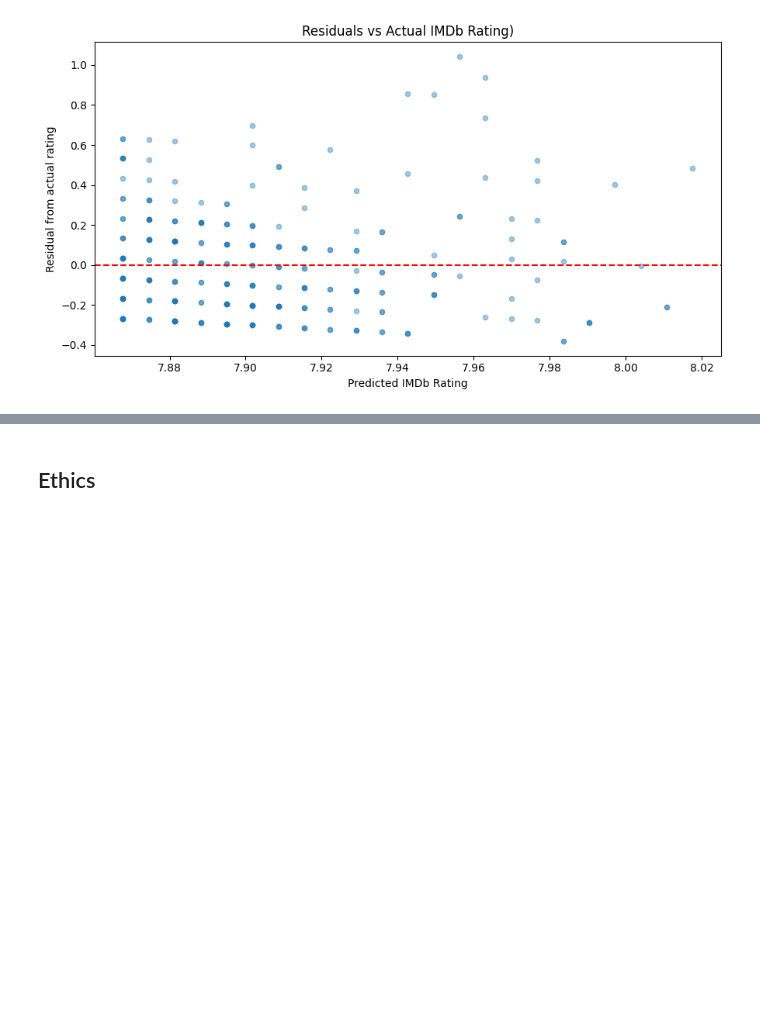
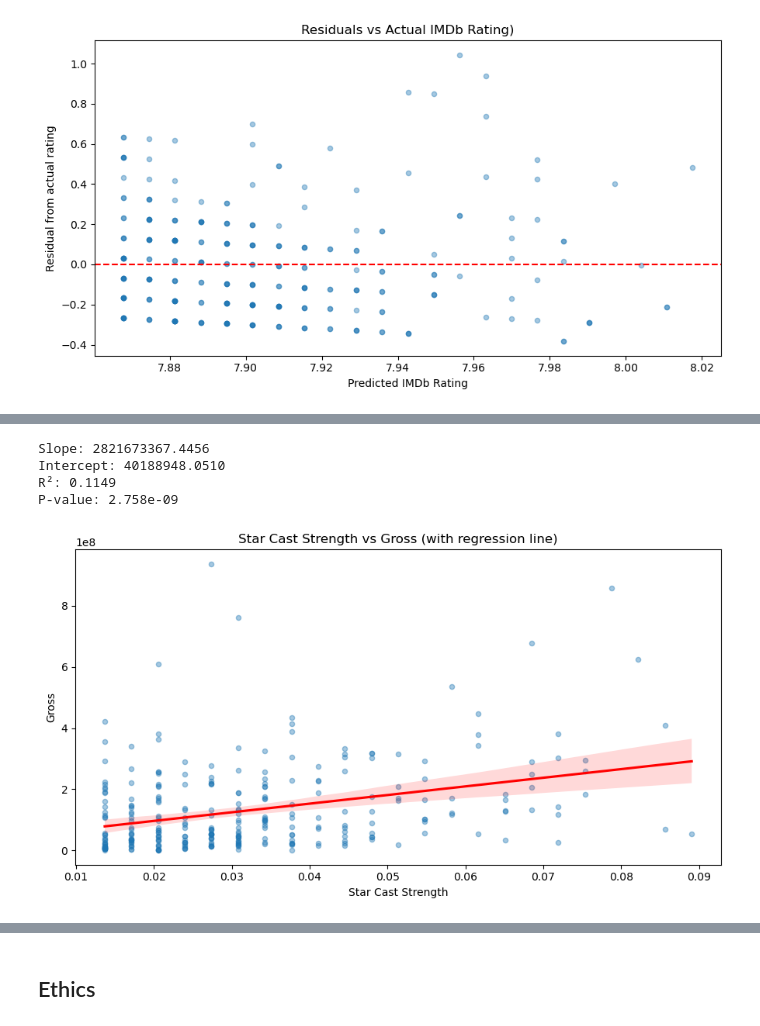
Before and after one commit to COGS108/Group138_WI26, a Jupyter notebook: 03-FinalProject.ipynb, the cells around one changed output, grey strips where cells are left out. Cells and saved outputs as stored; diff of their text form; code cells hidden in the pictures; blank space fills up the shorter version.

Commit message:
added star cast strength vs gross

```diff
--- a/03-FinalProject.ipynb
+++ b/03-FinalProject.ipynb
@@ -479,0 +484,35 @@ plt.show()
+# %%
+from scipy import stats
+import matplotlib.pyplot as plt
+import seaborn as sns
+import numpy as np
+
+reg_df = df[['Gross', 'Star_Cast_Strength', 'Released_Year', 'Genre']].dropna().copy()
+reg_df['Released_Year'] = pd.to_numeric(reg_df['Released_Year'], errors='coerce')
+reg_df = reg_df.dropna()
+
+slope, intercept, r_value, p_value, std_err = stats.linregress(
+    reg_df['Star_Cast_Strength'], reg_df['Gross']
+)
+
+print(f"Slope: {slope:.4f}")
+print(f"Intercept: {intercept:.4f}")
+print(f"R²: {r_value**2:.4f}")
+print(f"P-value: {p_value:.4g}")
+# %% [output]
+Slope: 2821673367.4456
+Intercept: 40188948.0510
+R²: 0.1149
+P-value: 2.758e-09
+# %%
+fig, ax = plt.subplots(figsize=(9, 5))
+sns.regplot(data=reg_df, x='Star_Cast_Strength', y='Gross',
+            scatter_kws={'alpha': 0.4, 's': 20}, line_kws={'color': 'red'}, ax=ax)
+ax.set_title('Star Cast Strength vs Gross (with regression line)')
+ax.set_xlabel('Star Cast Strength')
+ax.set_ylabel('Gross')
+plt.tight_layout()
+plt.savefig('results/regression_gross_scatter.png', dpi=300)
+plt.show()
+# %% [output]
+[figure, added]
```
Also changed, not shown: parts of 7 cells of this notebook, 11 other files.
